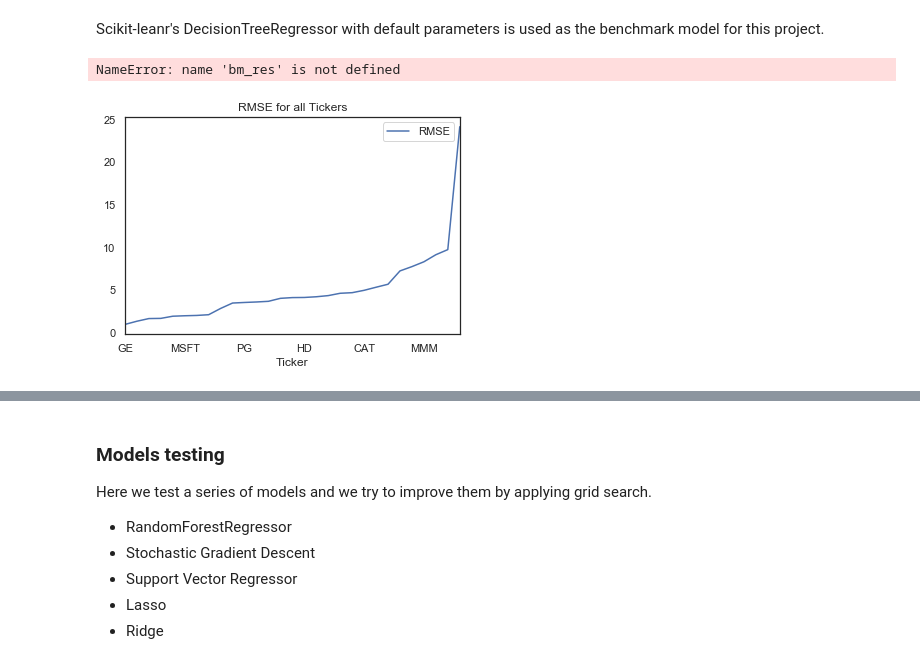
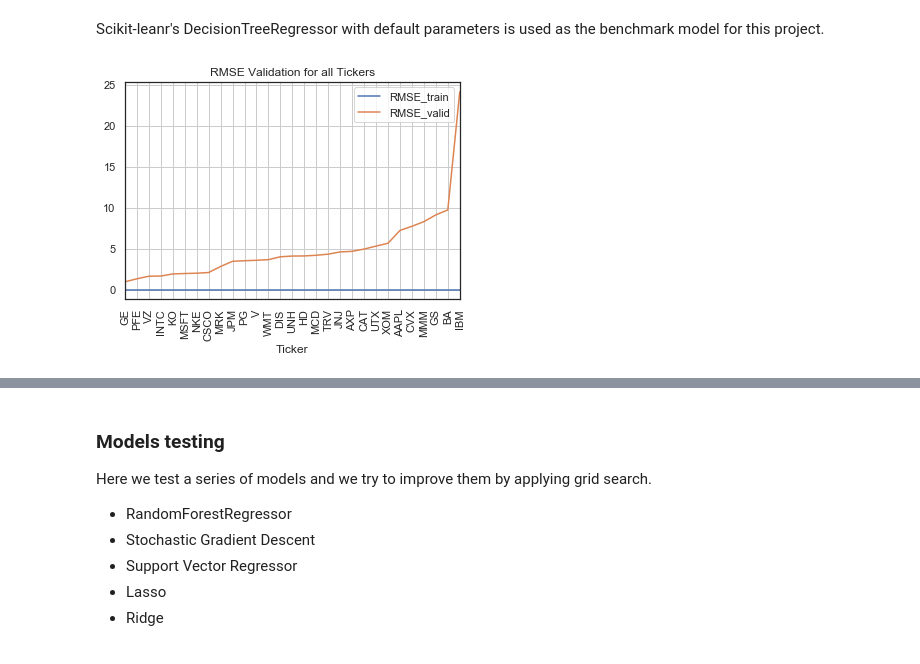
Before and after one commit to claudiocmp/dsnd-spi, a Jupyter notebook: nbooks/03_project-Copy2.ipynb, the cells around one changed output, grey strips where cells are left out. Cells and saved outputs as stored; diff of their text form; code cells hidden in the pictures.

```diff
--- a/nbooks/03_project-Copy2.ipynb
+++ b/nbooks/03_project-Copy2.ipynb
@@ -456,22 +452,22 @@ def validate_model(model, X, y, ticker, plot=True, print_output=True, ts_split=0
                 axs[i][j].set_title('Adjusted Close Price @ {} days'.format(days[idx]))
                 axs[i][j].legend()
         plt.show();
-    return rmse_valid, r2_valid
+    return rmse_train, rmse_valid,  r2_train, r2_valid
 # %%
 def validate_on_all_data(model, ts_split=0.7,  plot_singles=False, plot_overall=True):
     results = []
     tickers = df['Ticker'].unique()
     for t in tickers:
-        r1,r2 = validate_model(model,X_ss, y, t, plot=plot_singles, print_output=False)
-        results.append([r1,r2])
+        r1,r2,r3,r4 = validate_model(model,X_ss, y, t, plot=plot_singles, print_output=False)
+        results.append([r1,r2,r3,r4])
     ks = np.array(tickers)
     vs = np.array(results).T
     # create a df for results and plot from most to least predictable ticker
-    res = pd.DataFrame({'Ticker':ks,'RMSE':vs[0],'R2':vs[1]}).sort_values(by='RMSE').reset_index(drop=True)
+    res = pd.DataFrame({'Ticker':ks,'RMSE_train':vs[0],'RMSE_valid':vs[1],'R2_train':vs[2],'R2_valid':vs[3]}).sort_values(by='RMSE_valid').reset_index(drop=True)
     if plot_overall:
-        ax = res.plot(x='Ticker',y='RMSE',title='RMSE for all Tickers')
-        ax.set_xticks(bm_res.index)
-        ax.set_xticklabels(bm_res['Ticker'],rotation=90)
+        ax = res.plot(x='Ticker',y=['RMSE_train','RMSE_valid'],title='RMSE Validation for all Tickers')
+        ax.set_xticks(res.index)
+        ax.set_xticklabels(res['Ticker'],rotation=90)
         plt.grid()
         plt.show();
     return res
@@ -482,10 +478,9 @@ Scikit-leanr's DecisionTreeRegressor with default parameters is used as the benc
 # %%
 # benchmark model
 bm_mdl = DecisionTreeRegressor(random_state=0)
-bm_mdl = fit_on_all_data(bm_mdl) #fit
+bm_mdl = fit_on_all_data(bm_mdl, X_ss, y) #fit
 bm_res = validate_on_all_data(bm_mdl)
 # %% [output]
-NameError: name 'bm_res' is not defined
-[figure, old version]
+[figure, new version]
 # %%
 bm_res
```
Also changed, not shown: parts of 14 cells of this notebook, 32 other files.
